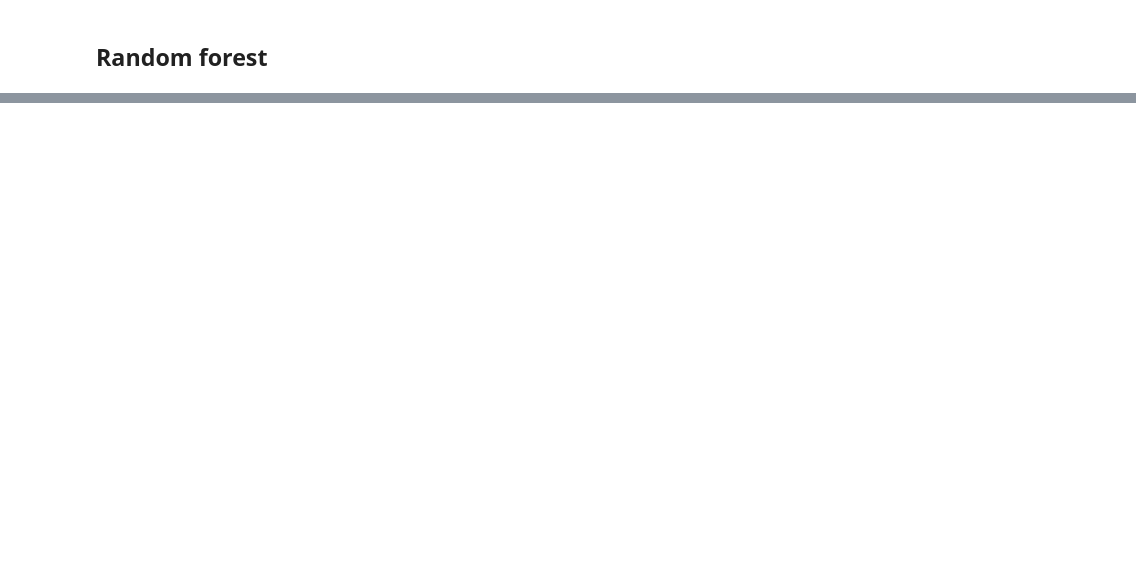
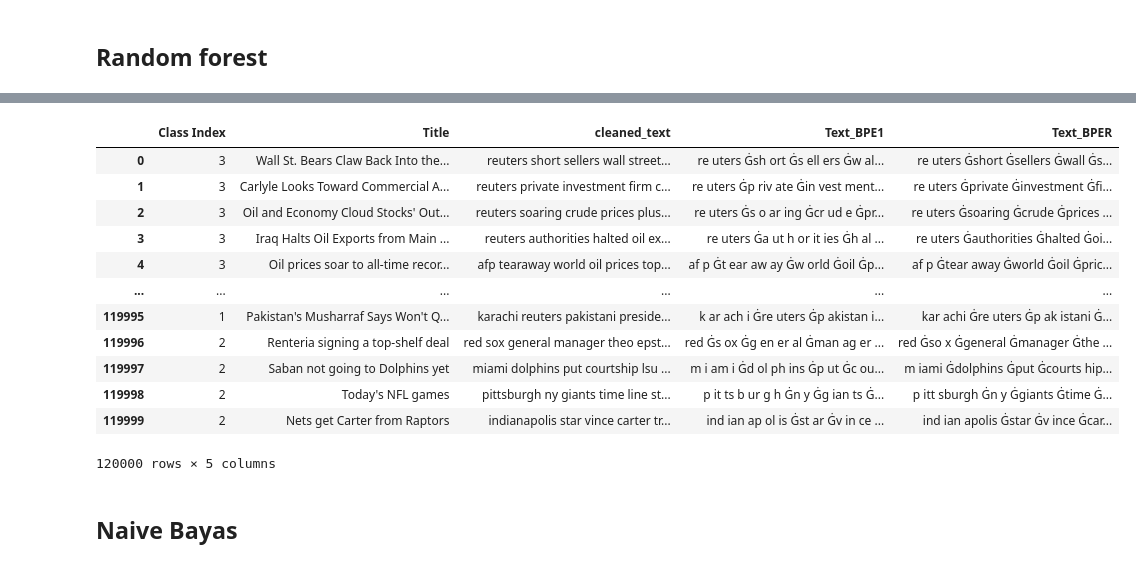
Before and after one commit to cornualghost/Tokenization, a Jupyter notebook: news_classificator.ipynb, the cells around one changed output, grey strips where cells are left out. Drawn from its saved outputs; the diff is of its cells as text; code cells hidden in the pictures; blank space fills up the shorter version.

```diff
--- a/news_classificator.ipynb
+++ b/news_classificator.ipynb
@@ -233,2 +233,0 @@ train_set.head()
-# %%
-train_set['Text_BPE'] = train_set['Text_BPE'].apply(lambda x: ' '.join(x))
@@ -333,0 +353,21 @@ print(classification_report(test_predict, test_set['Text_BPE'], target_names=tar
+# %%
+#APPLICAZIONE METODO BPE ROBERTA
+pipeline = BpeRobertaPipeline()
+train_set['Text_BPER'] = pipeline.apply_pipeline(train_set, 'cleaned_text')
+test_set['Text_BPER']=pipeline.apply_pipeline(test_set, 'cleaned_text')
+# %% [output]
+|  | Class Index | Title | cleaned_text | Text_BPE1 | Text_BPER |
+| 0 | 3 | Wall St. Bears Claw Back Into the... | reuters short sellers wall street... | re uters Ġsh ort Ġs ell ers Ġw al... | re uters Ġshort Ġsellers Ġwall Ġs... |
+| 1 | 3 | Carlyle Looks Toward Commercial A... | reuters private investment firm c... | re uters Ġp riv ate Ġin vest ment... | re uters Ġprivate Ġinvestment Ġfi... |
+| 2 | 3 | Oil and Economy Cloud Stocks' Out... | reuters soaring crude prices plus... | re uters Ġs o ar ing Ġcr ud e Ġpr... | re uters Ġsoaring Ġcrude Ġprices ... |
+| 3 | 3 | Iraq Halts Oil Exports from Main ... | reuters authorities halted oil ex... | re uters Ġa ut h or it ies Ġh al ... | re uters Ġauthorities Ġhalted Ġoi... |
+| 4 | 3 | Oil prices soar to all-time recor... | afp tearaway world oil prices top... | af p Ġt ear aw ay Ġw orld Ġoil Ġp... | af p Ġtear away Ġworld Ġoil Ġpric... |
+| ... | ... | ... | ... | ... | ... |
+| 119995 | 1 | Pakistan's Musharraf Says Won't Q... | karachi reuters pakistani preside... | k ar ach i Ġre uters Ġp akistan i... | kar achi Ġre uters Ġp ak istani Ġ... |
+| 119996 | 2 | Renteria signing a top-shelf deal | red sox general manager theo epst... | red Ġs ox Ġg en er al Ġman ag er ... | red Ġso x Ġgeneral Ġmanager Ġthe ... |
+| 119997 | 2 | Saban not going to Dolphins yet | miami dolphins put courtship lsu ... | m i am i Ġd ol ph ins Ġp ut Ġc ou... | m iami Ġdolphins Ġput Ġcourts hip... |
+| 119998 | 2 | Today's NFL games | pittsburgh ny giants time line st... | p it ts b ur g h Ġn y Ġg ian ts Ġ... | p itt sburgh Ġn y Ġgiants Ġtime Ġ... |
+| 119999 | 2 | Nets get Carter from Raptors | indianapolis star vince carter tr... | ind ian ap ol is Ġst ar Ġv in ce ... | ind ian apolis Ġstar Ġv ince Ġcar... |
+120000 rows × 5 columns
+# %% [markdown]
+## Naive Bayas
```
Also changed, not shown: parts of 25 cells of this notebook, 2 other files.
